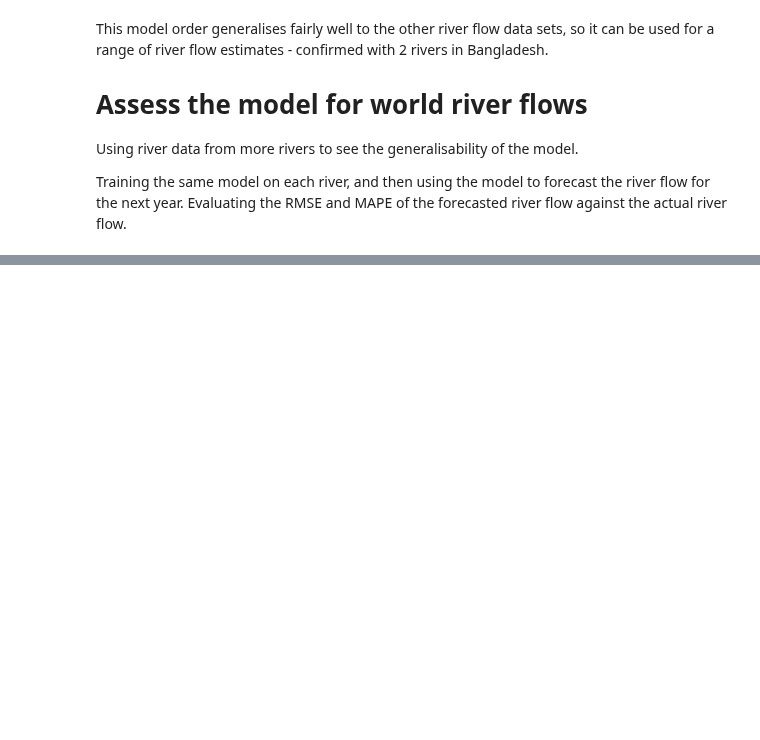
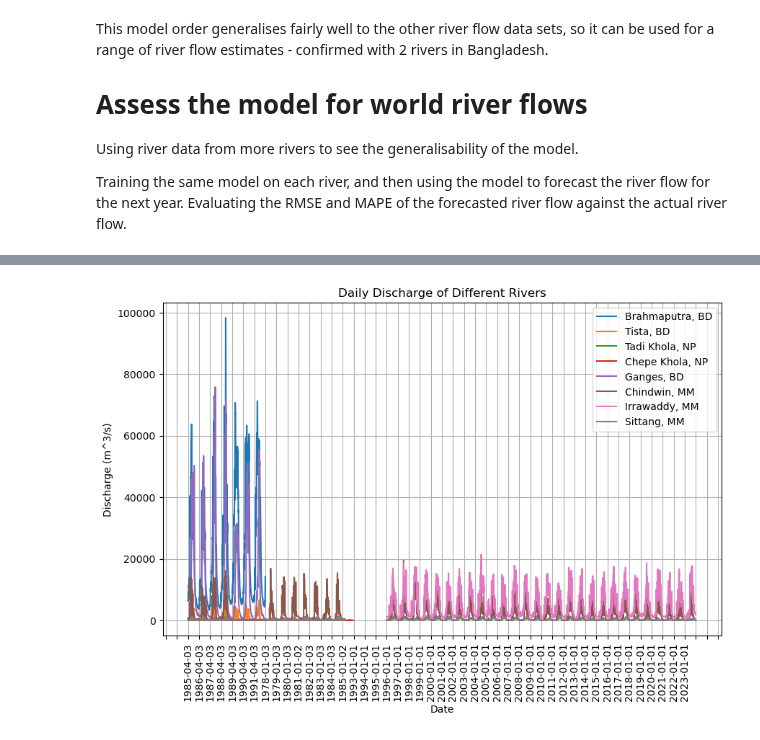
Before and after one commit to pilipb/DP5-code, a Jupyter notebook: arima.ipynb, the cells around one changed output, grey strips where cells are left out. Saved outputs shown, nothing was run; the diff lists cells and outputs as text; code cells hidden in the pictures; blank space fills up the shorter version.

```diff
--- a/arima.ipynb
+++ b/arima.ipynb
@@ -202,0 +217,25 @@ plt.show()
+# %%
+# plot the raw data for the rivers on one plot
+import matplotlib.dates as mdates
+plt.figure(figsize=(10,6))
+for river, file_path in rivers.items():
+    metadata, data = read_data(file_path)
+    station_info, parsed_data = process_data(metadata, data)
+    # parsed_data = downsample(parsed_data)
+    # plot time series against date for each river
+    plt.plot(parsed_data['Date'], parsed_data['Value'], label=river)
+
+plt.title('Daily Discharge of Different Rivers')
+plt.ylabel('Discharge (m^3/s)')
+plt.xlabel('Date')
+plt.grid(True)
+plt.legend()
+
+# Set xticks to only show once a year
+ax = plt.gca()
+ax.xaxis.set_major_locator(mdates.YearLocator())
+plt.xticks(rotation=90)
+
+plt.show()
+# %% [output]
+[figure, added]
```
Also changed, not shown: parts of 8 cells of this notebook.
